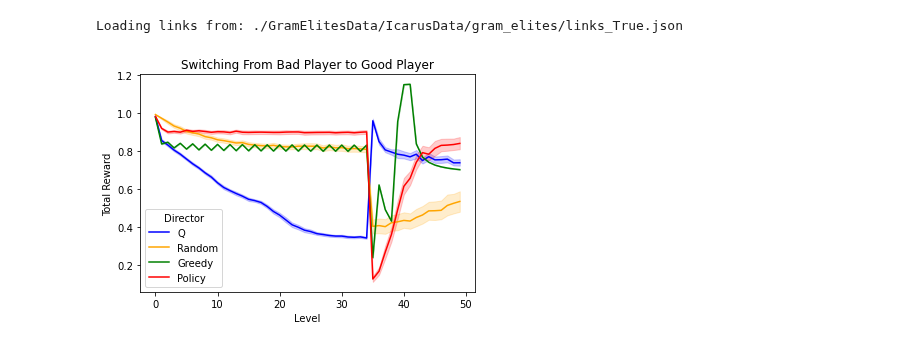
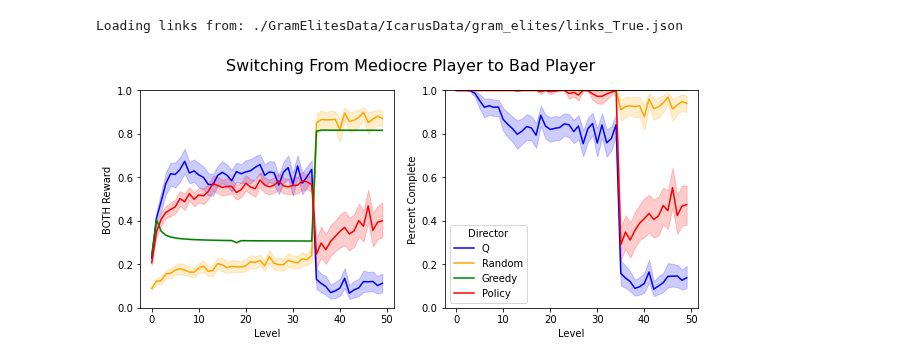
Before and after one commit to crowdgames/mdp-level-assembly, a Jupyter notebook: Analysis.ipynb, the cells around one changed output. Cells and saved outputs as stored; diff of their text form; code cells hidden in the pictures.

```diff
--- a/Analysis.ipynb
+++ b/Analysis.ipynb
@@ -465,13 +426,20 @@ df, info = get_all_player_playthroughs(config, 'switch')
 # %% [output]
 Loading links from: ./GramElitesData/IcarusData/gram_elites/links_True.json
 # %%
-for (rt, a), g_df in df.groupby(['Reward Type', 'Agent']):
-    sns.lineplot(data=g_df, x='Level', y=REWARD_MAP[rt], hue='Director', palette=PALETTE)
-    plt.title(f'Switching From Bad Player to Good Player')
-#     plt.show()
-    plt.savefig('figure/switching_players_reward.pdf')
+fig, axes = plt.subplots(1, 2, figsize=(10,4))
+
+fig.suptitle(f'Switching From Mediocre Player to Bad Player', fontsize=16, y=0.99)
+ax = sns.lineplot(ax=axes[0], data=df, x='Level', y='Reward', hue='Director', palette=PALETTE)
+ax.set(ylim=(0, 1))
+axes[0].set_ylabel('BOTH Reward')
+axes[0].get_legend().remove()
+
+ax = sns.lineplot(ax=axes[1], data=df, x='Level', y='Percent Complete', hue='Director', palette=PALETTE)
+ax.set(ylim=(0, 1))
+
+plt.savefig('figure/switching_players_reward.pdf', bbox_inches='tight')
 # %% [output]
-[figure, old version]
+[figure, new version]
 # %%
 switch_heatmap(df, graph, config.MAX_BC, None, 'BOTH', info)
 # %% [output]
```
Also changed, not shown: parts of 27 cells of this notebook, 15 other files.
